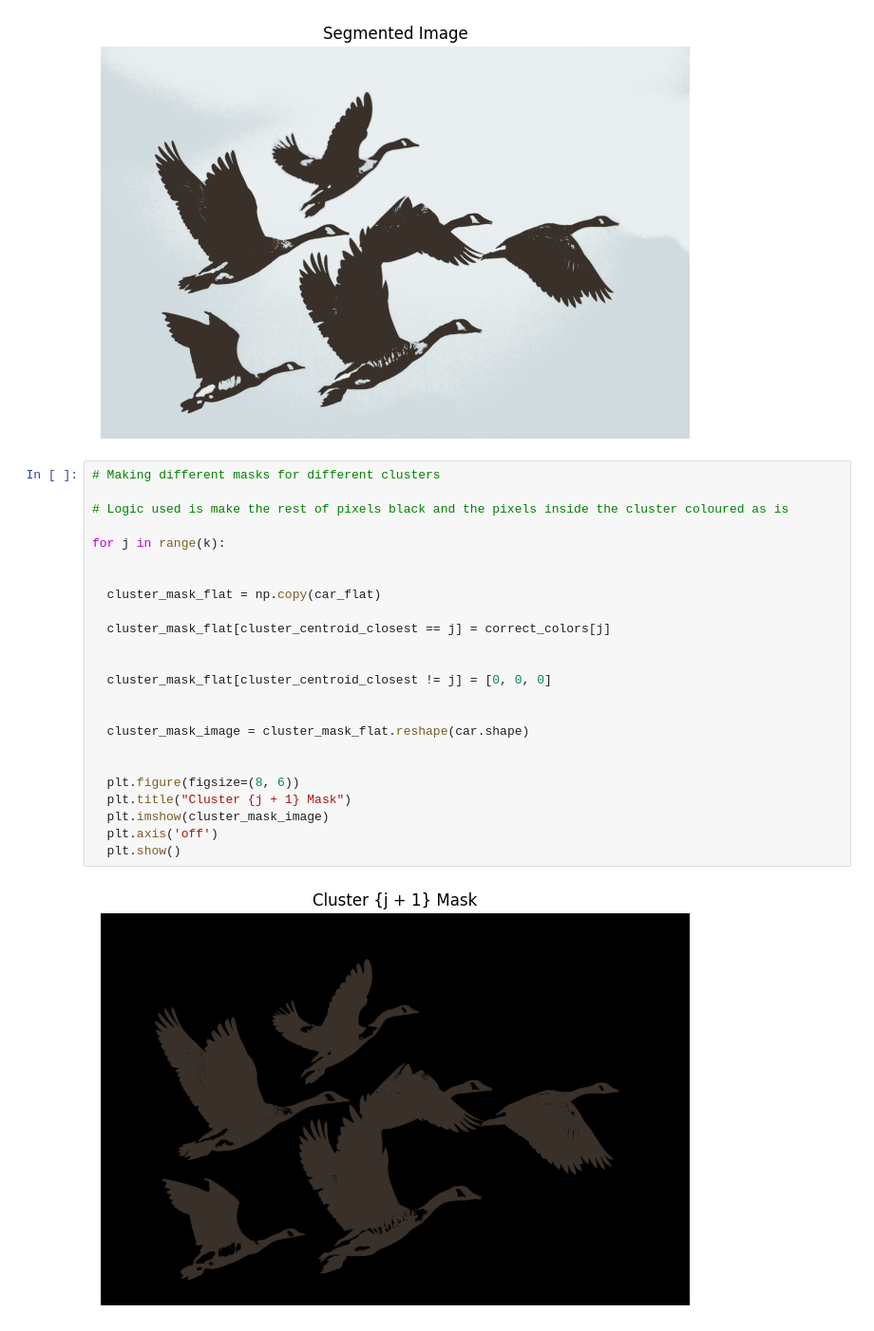
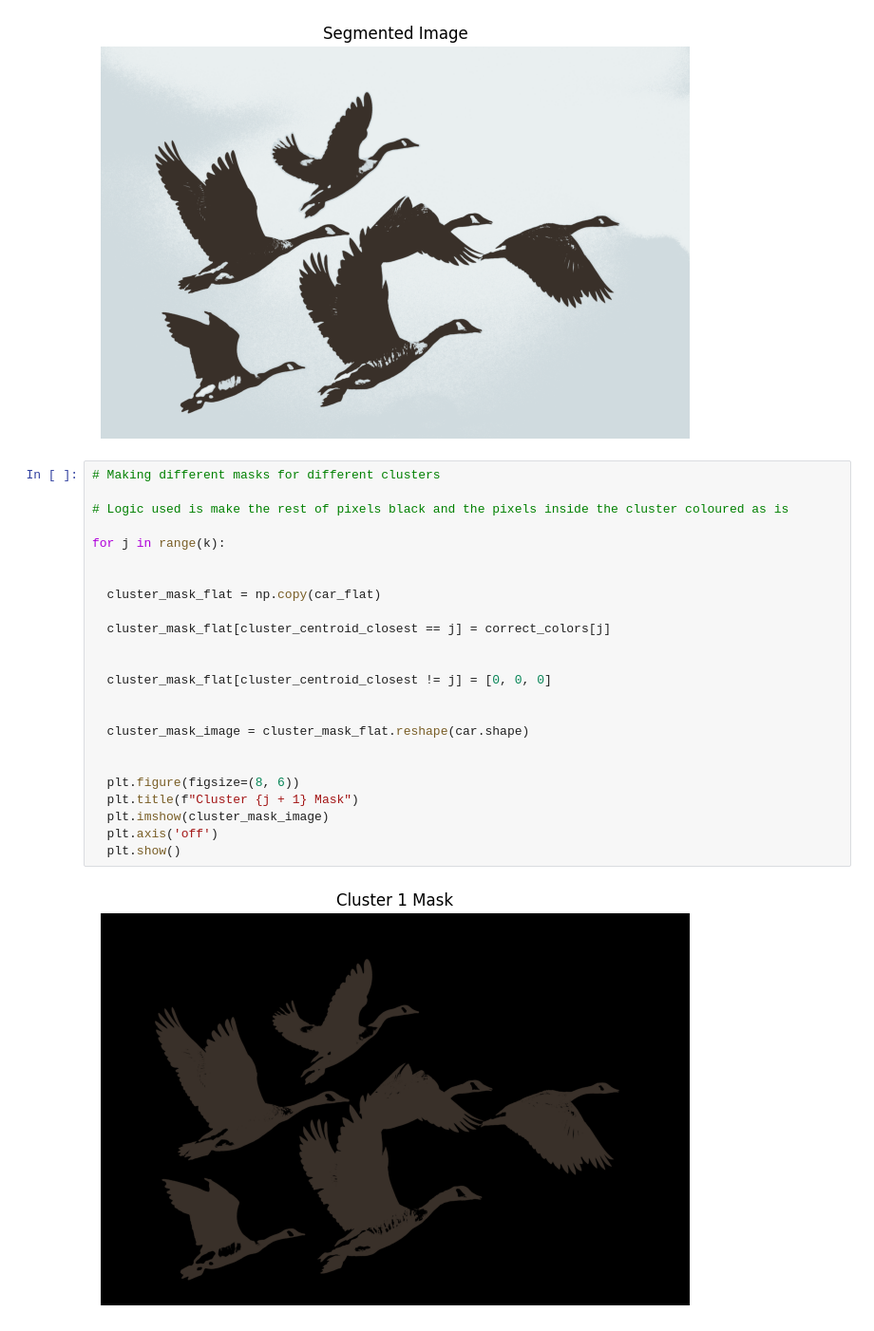
Before and after one commit to LarshVakil/ImageSegmentation, a Jupyter notebook: ImageSegmentation.ipynb, the cells around one changed output. Shown at 95% size. Cells and saved outputs as stored; diff of their text form.

```diff
--- a/ImageSegmentation.ipynb
+++ b/ImageSegmentation.ipynb
@@ -182,26 +184,26 @@ plt.show()
 # %%
 # Making different masks for different clusters
 
 # Logic used is make the rest of pixels black and the pixels inside the cluster coloured as is
 
 for j in range(k):
 
 
   cluster_mask_flat = np.copy(car_flat)
 
   cluster_mask_flat[cluster_centroid_closest == j] = correct_colors[j]
 
 
   cluster_mask_flat[cluster_centroid_closest != j] = [0, 0, 0]
 
 
   cluster_mask_image = cluster_mask_flat.reshape(car.shape)
 
 
   plt.figure(figsize=(8, 6))
-  plt.title("Cluster {j + 1} Mask")
+  plt.title(f"Cluster {j + 1} Mask")
   plt.imshow(cluster_mask_image)
   plt.axis('off')
   plt.show()
 # %% [output]
-[figure, old version]
+[figure, new version]
```
Also changed, not shown: parts of 4 cells of this notebook.
